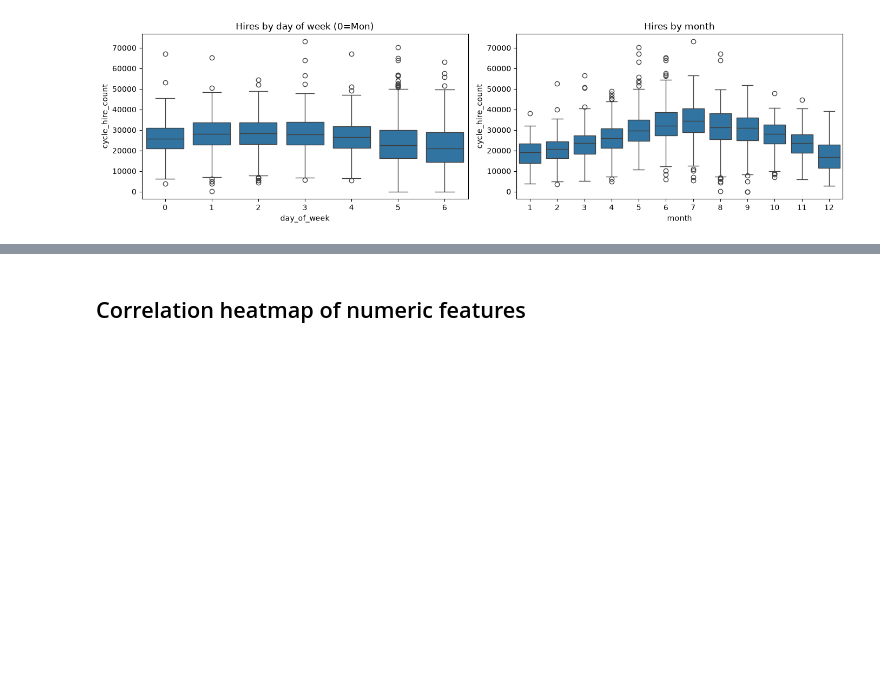
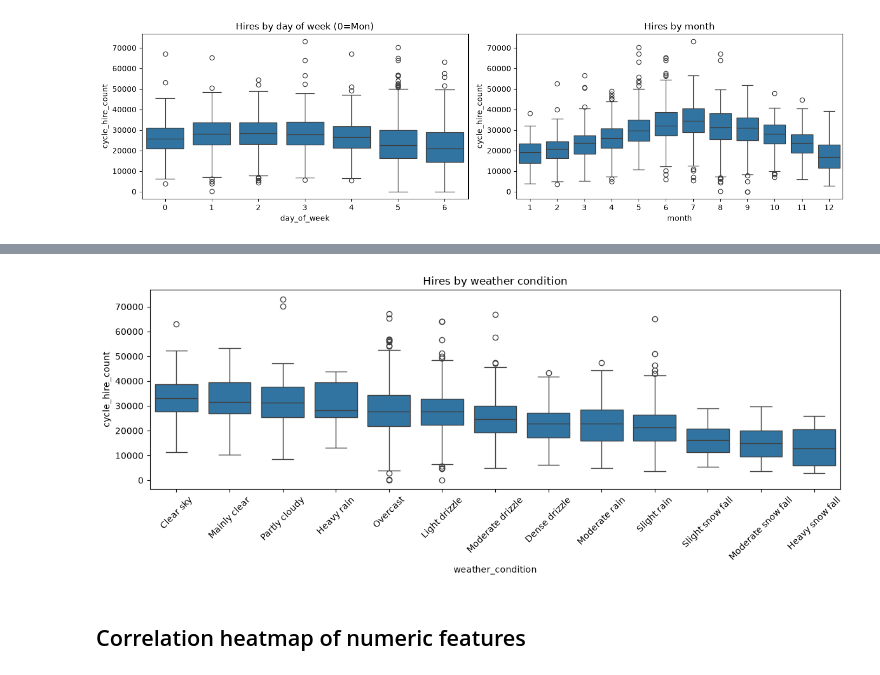
Before and after one commit to WillSweatman/bike-network-analytics, a Jupyter notebook: notebooks/02_data_exploration.ipynb, the cells around one changed output, grey strips where cells are left out. Cells and saved outputs as stored; diff of their text form; code cells hidden in the pictures; blank space fills up the shorter version.

```diff
--- a/notebooks/02_data_exploration.ipynb
+++ b/notebooks/02_data_exploration.ipynb
@@ -65,3 +75,14 @@ plt.show()
+# %%
+order = df.groupby("weather_condition")["cycle_hire_count"].median().sort_values(ascending=False).index
+
+fig, ax = plt.subplots(figsize=(12, 5))
+sns.boxplot(data=df, x="weather_condition", y="cycle_hire_count", order=order, ax=ax)
+ax.set_title("Hires by weather condition")
+ax.tick_params(axis="x", rotation=45)
+plt.tight_layout()
+plt.show()
+# %% [output]
+[figure, added]
 # %% [markdown]
 ## Correlation heatmap of numeric features
 # %%
```
Also changed, not shown: parts of 5 cells of this notebook, 2 other files.
